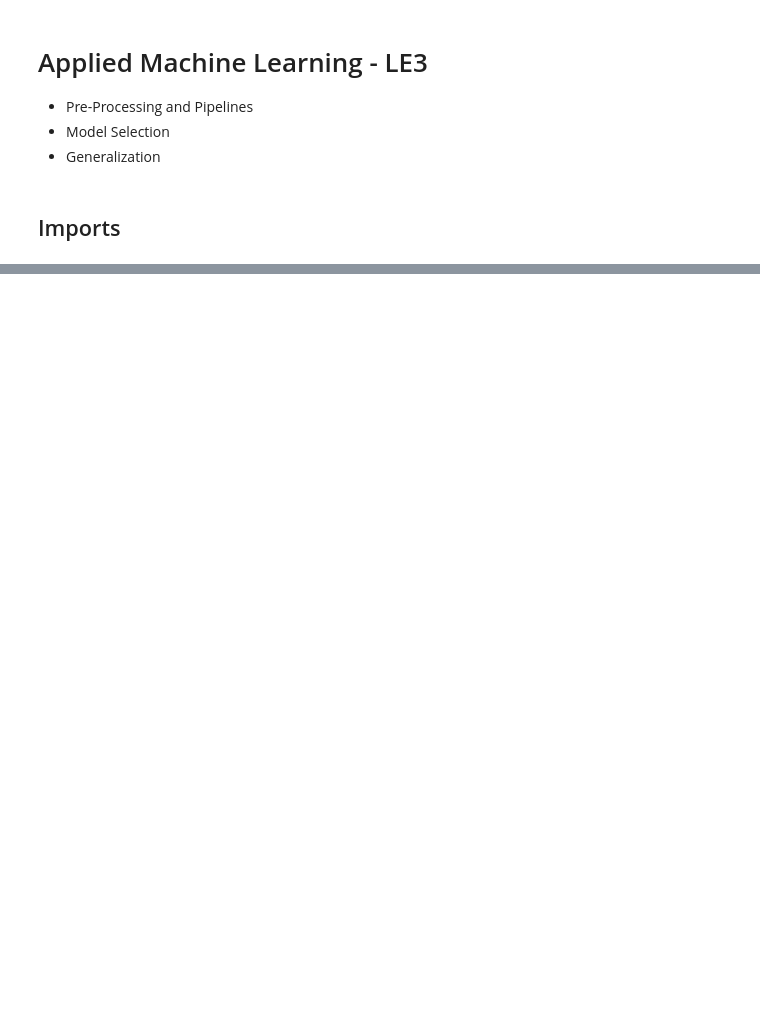
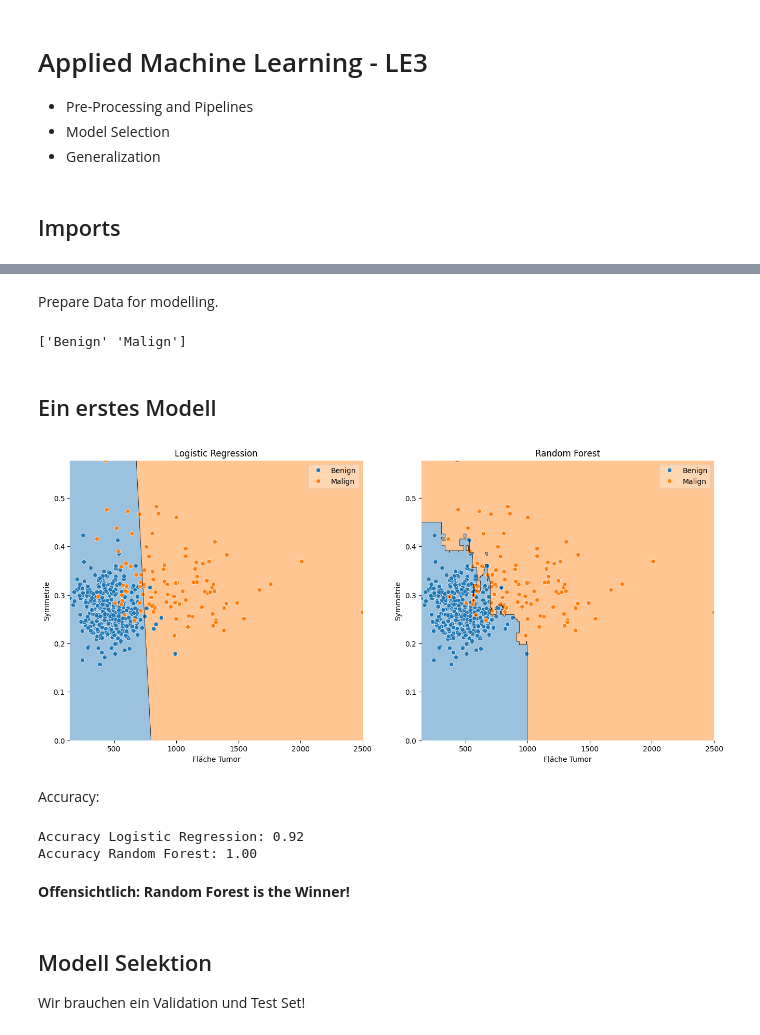
Before and after one commit to marco-willi/applied-ml-course, a Jupyter notebook: notebooks/01-mw-main.ipynb, the cells around one changed output, grey strips where cells are left out. Cells and saved outputs as stored; diff of their text form; code cells hidden in the pictures; blank space fills up the shorter version.

```diff
--- a/notebooks/01-mw-main.ipynb
+++ b/notebooks/01-mw-main.ipynb
@@ -356,0 +106,46 @@ preprocessing_options = [
+# %% [markdown]
+Prepare Data for modelling.
+# %%
+from sklearn.preprocessing import LabelEncoder
+
+# Create data matrix X and label vector y
+X2d = df_breast_cancer[['area_mean', 'symmetry_worst']].to_numpy()
+X = df_breast_cancer.drop(["id", "diagnosis"], axis=1).to_numpy()
+y = df_breast_cancer[['diagnosis']].to_numpy().reshape(-1,)
+
+label_encoder = LabelEncoder().fit(y)
+y = label_encoder.transform(y)
+
+print(label_encoder.classes_)
+# %% [output]
+['Benign' 'Malign']
+# %% [markdown]
+## Ein erstes Modell
+# %%
+# train a logistic regression model
+clf = LogisticRegression()
+clf = clf.fit(X2d, y)
+
+# train a random forest classifier
+clf2 = RandomForestClassifier(n_estimators=50)
+clf2 = clf2.fit(X=X2d, y=y)
+# %%
+fig, axes = plt.subplots(figsize=(16, 7), ncols=2)
+plot_decision_region(X2d, y, clf, axes[0], COLORS, title="Logistic Regression")
+plot_decision_region(X2d, y, clf2, axes[1], COLORS, title="Random Forest")
+# %% [output]
+[figure, added]
+# %% [markdown]
+Accuracy:
+# %%
+print(f"Accuracy Logistic Regression: {clf.score(X2d, y):.2f}")
+print(f"Accuracy Random Forest: {clf2.score(X2d, y):.2f}")
+# %% [output]
+Accuracy Logistic Regression: 0.92
+Accuracy Random Forest: 1.00
+# %% [markdown]
+**Offensichtlich: Random Forest is the Winner!**
+# %% [markdown]
+## Modell Selektion
+
+Wir brauchen ein Validation und Test Set!
```
Also changed, not shown: parts of 96 cells of this notebook, 7 other files.
